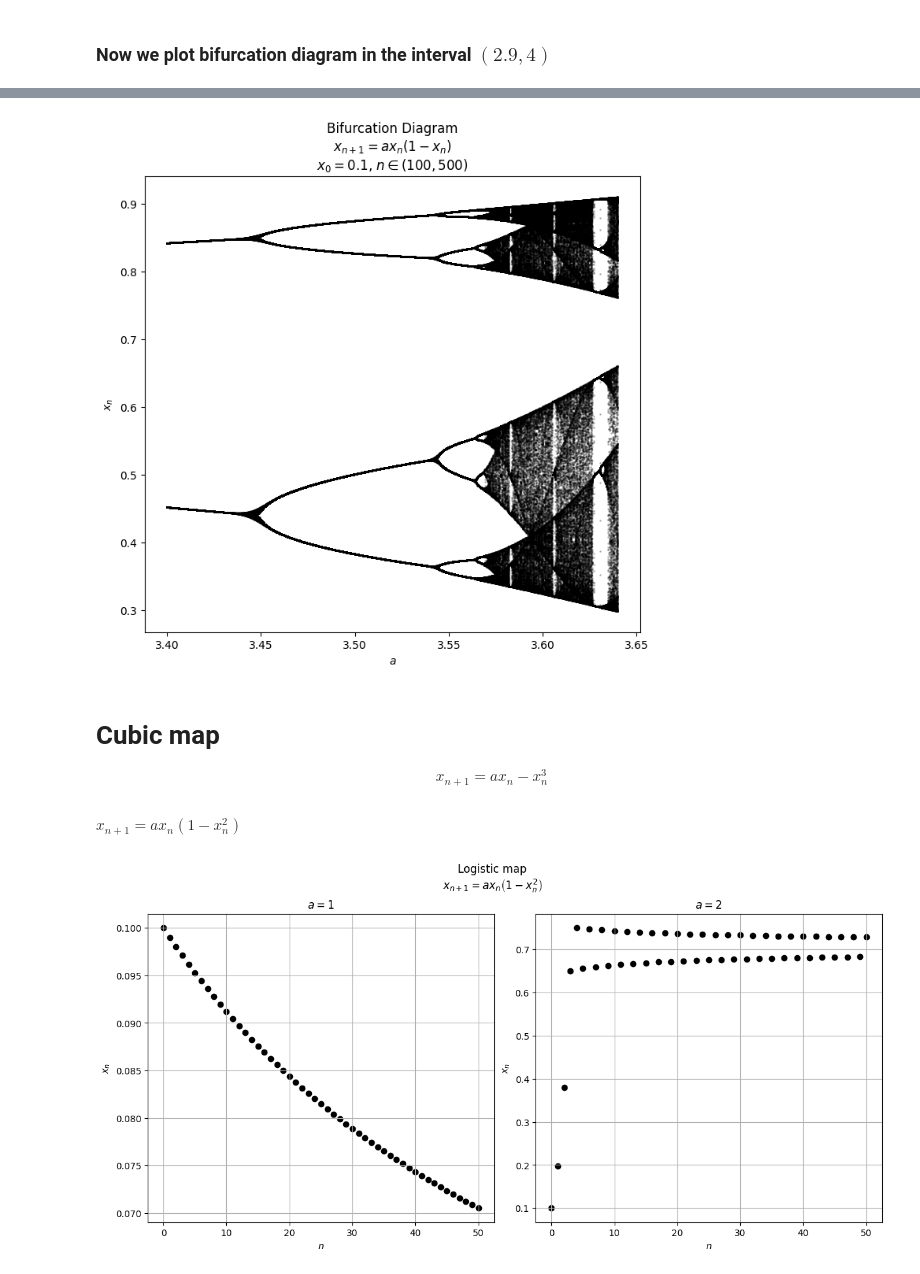
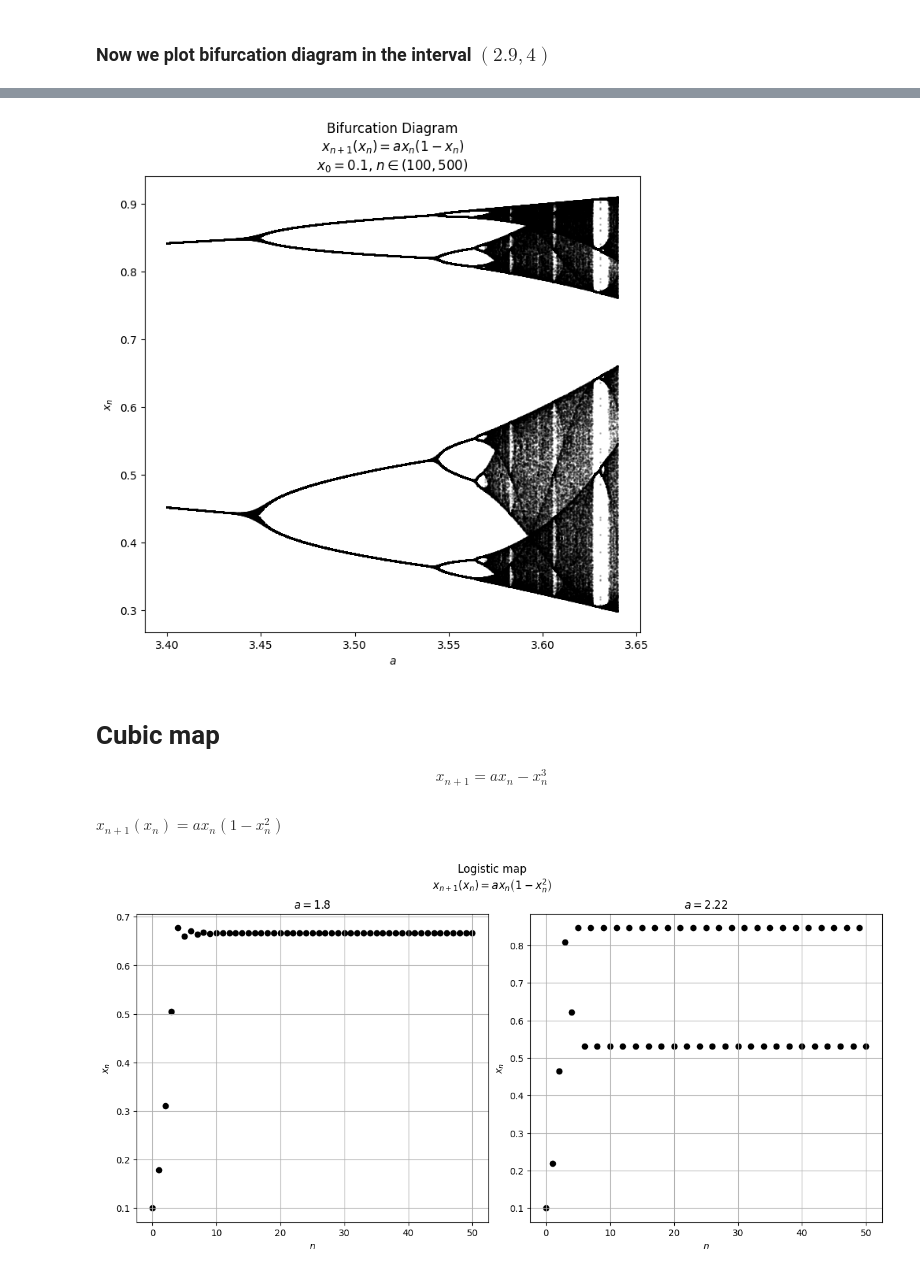
Before and after one commit to Yolonek/NonlinearDynamics, a Jupyter notebook: L4-LogisticMap.ipynb, the cells around one changed output, grey strips where cells are left out. Drawn from its saved outputs; the diff is of its cells as text; code cells hidden in the pictures.

```diff
--- a/L4-LogisticMap.ipynb
+++ b/L4-LogisticMap.ipynb
@@ -15,6 +15,7 @@ from matplotlib import pyplot as plt
 # %% [markdown]
 First we define the function to calculate nth element of a logistic map
 # %%
-x_n_plus1, x_n, a = sp.symbols('x_{n+1} x_n a')
+x_n, a = sp.symbols('x_n a')
+x_n_plus1 = sp.Function('x_{n+1}')(x_n)
 x_n_plus1
 # %% [output]
@@ -98,28 +99,28 @@ diagram = logistic_map_parameter_dependence(x_0, n, logistic_map_expression, a_i
 # %%
-plot_bifurcation_diagram(diagram, a_interval, skip, quadratic_map, {'color': 'black', 's': 1, 'alpha': 0.2}, {})
+plot_bifurcation_diagram(diagram, a_interval, skip, quadratic_map_symbolic, {'color': 'black', 's': 1, 'alpha': 0.2}, {})
 # %% [output]
-[figure, old version]
+[figure, new version]
 # %% [markdown]
 # Cubic map
 
 $$ x_{n+1} = ax_n - x_n^3 $$
 # %%
-cubic_map = sp.Eq(x_n_plus1, a*x_n * (1 - x_n**2))
-cubic_map
+cubic_map_symbolic = sp.Eq(x_n_plus1, a * x_n * (1 - x_n ** 2))
+cubic_map_symbolic
 # %% [output]
-$\displaystyle x_{n+1} = a x_{n} \left(1 - x_{n}^{2}\right)$
+$\displaystyle x_{n+1}{\left(x_{n} \right)} = a x_{n} \left(1 - x_{n}^{2}\right)$
 # %%
 @nb.njit()
 def cubic_map_expression(x, a):
     return a * x * (1 - x**2)
 # %%
 x_0, n = 0.1, 51
-a_list = [1, 2]
+a_list = [1.8, 2.22]
 logistic_maps = [logistic_map(x_0, n, cubic_map_expression, a) for a in a_list]
 # %%
-plot_logistic_maps(logistic_maps, a_list, cubic_map)
+plot_logistic_maps(logistic_maps, a_list, cubic_map_symbolic)
 # %% [output]
-[figure, old version]
+[figure, new version]
 # %%
 x_0, n, skip = 0.1, 501, 100
 a_start, a_end, quality = 1, 3.2, 1000
```
Also changed, not shown: parts of 33 cells of this notebook, 1 other file.
